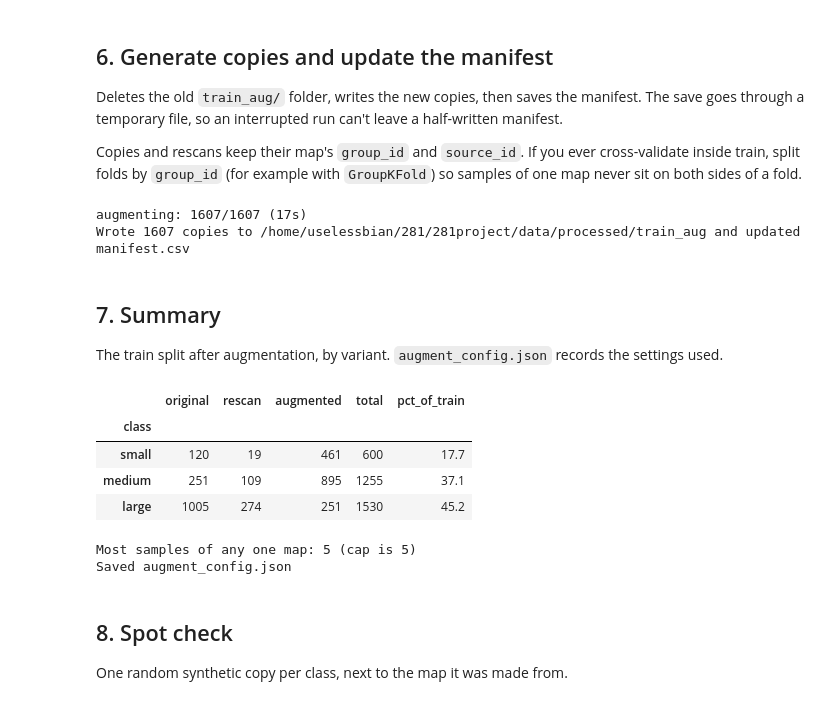
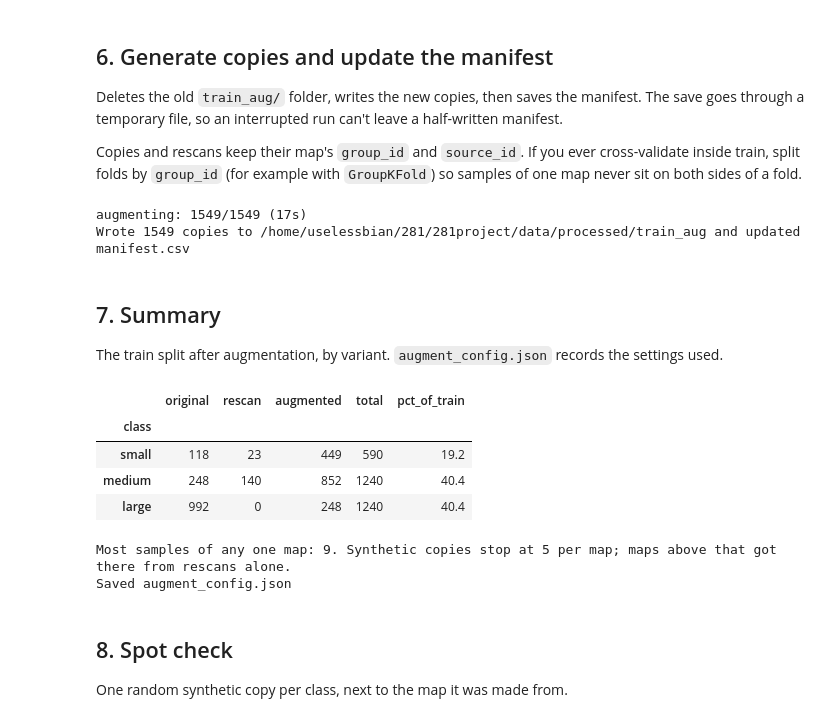
Before and after one commit to sidsridhar0/281project, a Jupyter notebook: scripts/2-augment.ipynb, the cells around one changed output. Drawn from its saved outputs; the diff is of its cells as text; code cells hidden in the pictures.

```diff
--- a/scripts/2-augment.ipynb
+++ b/scripts/2-augment.ipynb
@@ -44,13 +44,14 @@ SEED = 281
 
 # ---- How many copies ---------------------------------------------------------------
 TARGET_BALANCE = 1.0        # aim each class at this fraction of the largest class's train count
-MAX_COPIES_PER_MAP = 4      # cap on extra samples per map, rescans + synthetic copies combined
+MAX_COPIES_PER_MAP = 4      # synthetic copies never take a map past 1 + this many samples (rescans included)
 MIN_AUG_FRACTION = 0.25     # every class gets synthetic copies for at least this fraction of its maps
 
 # ---- Transforms --------------------------------------------------------------------
 P_HFLIP = 0.5
 P_VFLIP = 0.5               # map orientation says nothing about scale
-MAX_ROTATE_DEG = 5.0        # small tilt, like a crooked scan
+MAX_ROTATE_DEG = 2.0        # small tilt, like a crooked scan. Too much pushes wall edges out of the
+                            # 0/90 deg HOG bins that identify floor plans (Small gets the most copies)
 SCALE_RANGE = (0.93, 1.07)  # small zoom only
 MAX_TRANSLATE = 0.04        # shift, as a fraction of width / height
 CONTRAST = 0.15             # factor drawn from [1 - CONTRAST, 1 + CONTRAST]
@@ -125,12 +128,13 @@ def water_fill(current, limit, extra, rng):
 def plan_copies(train, rng):
     """Number of synthetic copies to make of each train map."""
     have = train.groupby("label").size() + train.groupby("label")["rescans"].sum()
-    n_max = int(have.max())
+    min_copies = (MIN_AUG_FRACTION * train.groupby("label").size()).round().astype(int)
+    target = int(round(TARGET_BALANCE * (have + min_copies).max()))
     rescans = train["rescans"].to_numpy()
     copies = np.zeros(len(train), dtype=int)
     for label, idx in train.groupby("label").indices.items():
         current = 1 + rescans[idx]                  # samples each map already has
-        extra = max(int(round(TARGET_BALANCE * n_max)) - int(current.sum()),
+        extra = max(target - int(current.sum()),
                     int(round(MIN_AUG_FRACTION * len(idx))))
         copies[idx] = water_fill(current, 1 + MAX_COPIES_PER_MAP, extra, rng)
     return copies
@@ -249,37 +253,40 @@ out.to_csv(tmp, index=False)
 os.replace(tmp, MANIFEST)
 print(f"Wrote {len(aug)} copies to {AUG_DIR} and updated {MANIFEST.name}")
 # %% [output]
-augmenting: 1607/1607 (17s)
-Wrote 1607 copies to /home/uselessbian/281/281project/data/processed/train_aug and updated manifest.csv
+augmenting: 1549/1549 (17s)
+Wrote 1549 copies to /home/uselessbian/281/281project/data/processed/train_aug and updated manifest.csv
 # %% [markdown]
 ## 7. Summary
 The train split after augmentation, by variant. `augment_config.json` records the settings used.
 # %%
 tr = out[out["split"] == "train"]
 summary = (pd.crosstab(tr["label"].map(CLASS_NAMES), tr["variant"])
              .reindex(index=list(CLASS_NAMES.values()), columns=["original", "rescan", "augmented"], fill_value=0)
              .rename_axis(index="class", columns=None))
 summary["total"] = summary.sum(axis=1)
 summary["pct_of_train"] = (100 * summary["total"] / summary["total"].sum()).round(1)
 display(summary)
-print(f"Most samples of any one map: {tr.groupby('source_id').size().max()} (cap is {1 + MAX_COPIES_PER_MAP})")
+per_map = tr.groupby("source_id")["variant"].agg(samples="size", synthetic=lambda v: (v == "augmented").sum())
+assert (per_map.loc[per_map["synthetic"] > 0, "samples"] <= 1 + MAX_COPIES_PER_MAP).all()
+print(f"Most samples of any one map: {per_map['samples'].max()}. Synthetic copies stop at "
+      f"{1 + MAX_COPIES_PER_MAP} per map; maps above that got there from rescans alone.")
 
 config = {
     "seed": SEED, "target_balance": TARGET_BALANCE, "max_copies_per_map": MAX_COPIES_PER_MAP,
     "min_aug_fraction": MIN_AUG_FRACTION, "p_hflip": P_HFLIP, "p_vflip": P_VFLIP,
     "max_rotate_deg": MAX_ROTATE_DEG, "scale_range": SCALE_RANGE, "max_translate": MAX_TRANSLATE,
     "contrast": CONTRAST, "brightness": BRIGHTNESS, "n_augmented": len(aug),
     "created": time.strftime("%Y-%m-%d %H:%M:%S"),
 }
 (OUT_DIR / "augment_config.json").write_text(json.dumps(config, indent=2))
 print("Saved augment_config.json")
 # %% [output]
 |  | original | rescan | augmented | total | pct_of_train |
 | class |  |  |  |  |  |
-| small | 120 | 19 | 461 | 600 | 17.7 |
-| medium | 251 | 109 | 895 | 1255 | 37.1 |
-| large | 1005 | 274 | 251 | 1530 | 45.2 |
+| small | 118 | 23 | 449 | 590 | 19.2 |
+| medium | 248 | 140 | 852 | 1240 | 40.4 |
+| large | 992 | 0 | 248 | 1240 | 40.4 |
-Most samples of any one map: 5 (cap is 5)
+Most samples of any one map: 9. Synthetic copies stop at 5 per map; maps above that got there from rescans alone.
 Saved augment_config.json
 # %% [markdown]
 ## 8. Spot check
```
Also changed, not shown: parts of 6 cells of this notebook, 2 other files.
